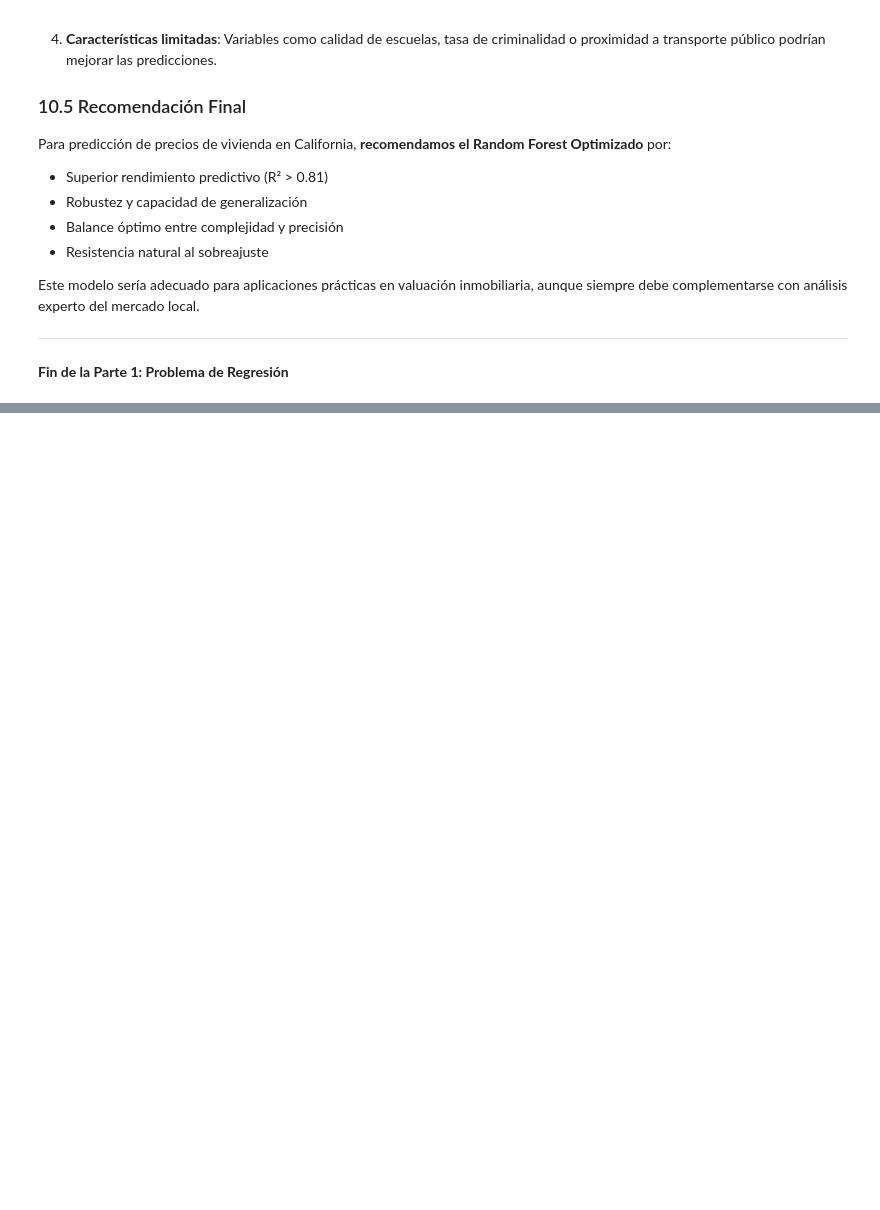
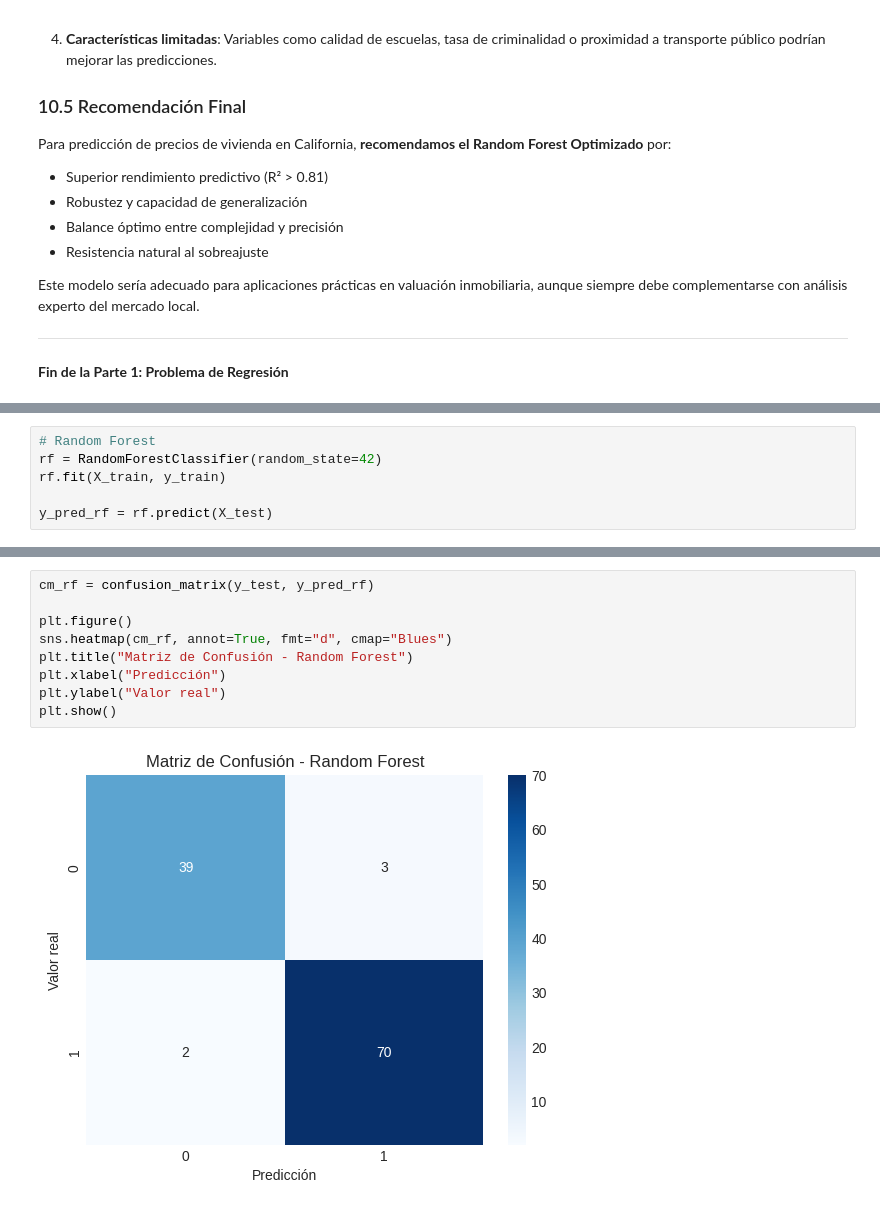
Before and after one commit to nicoCT04/Aprendizaje_Supervisado_IA_LAB, a Jupyter notebook: main.ipynb, the cells around one changed output, grey strips where cells are left out. Saved outputs shown, nothing was run; the diff lists cells and outputs as text; blank space fills up the shorter version.

```diff
--- a/Parte1_regresion_cf.ipynb
+++ b/main.ipynb
@@ -1274,0 +1425,6 @@ Este modelo sería adecuado para aplicaciones prácticas en valuación inmobilia
+# %%
+# Random Forest
+rf = RandomForestClassifier(random_state=42)
+rf.fit(X_train, y_train)
+
+y_pred_rf = rf.predict(X_test)
@@ -1274,0 +1502,11 @@ Este modelo sería adecuado para aplicaciones prácticas en valuación inmobilia
+# %%
+cm_rf = confusion_matrix(y_test, y_pred_rf)
+
+plt.figure()
+sns.heatmap(cm_rf, annot=True, fmt="d", cmap="Blues")
+plt.title("Matriz de Confusión - Random Forest")
+plt.xlabel("Predicción")
+plt.ylabel("Valor real")
+plt.show()
+# %% [output]
+[figure, added]
```
Also changed, not shown: parts of 48 cells of this notebook.
